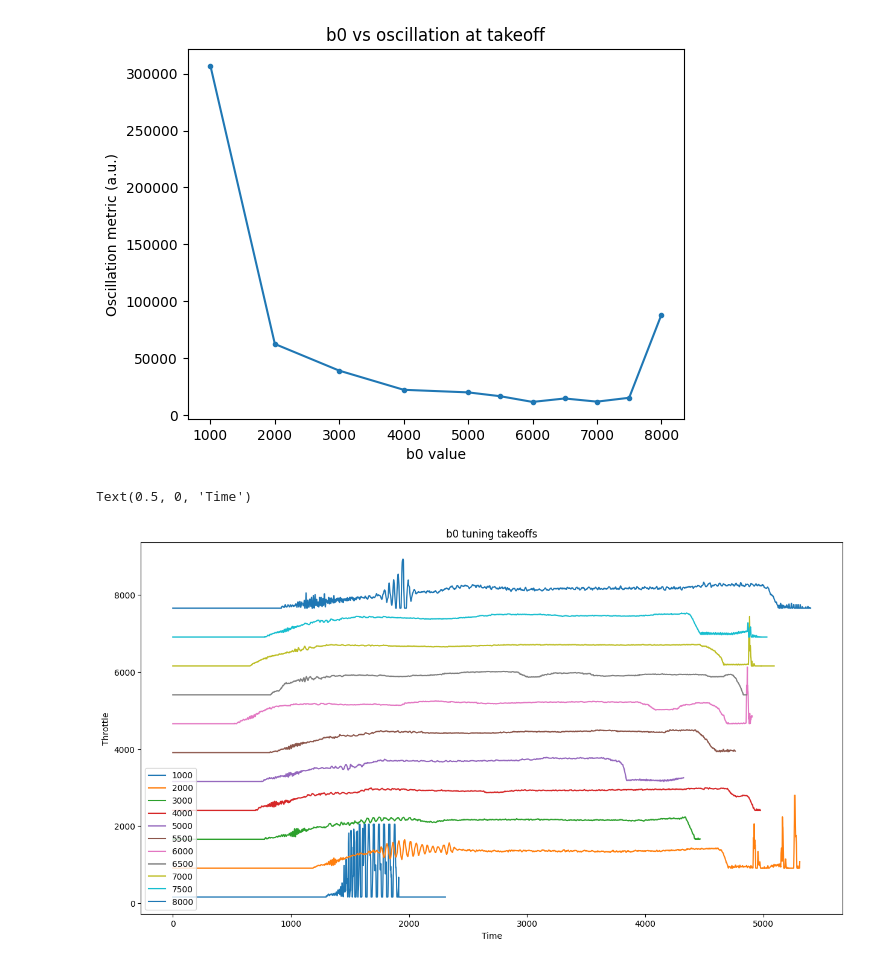
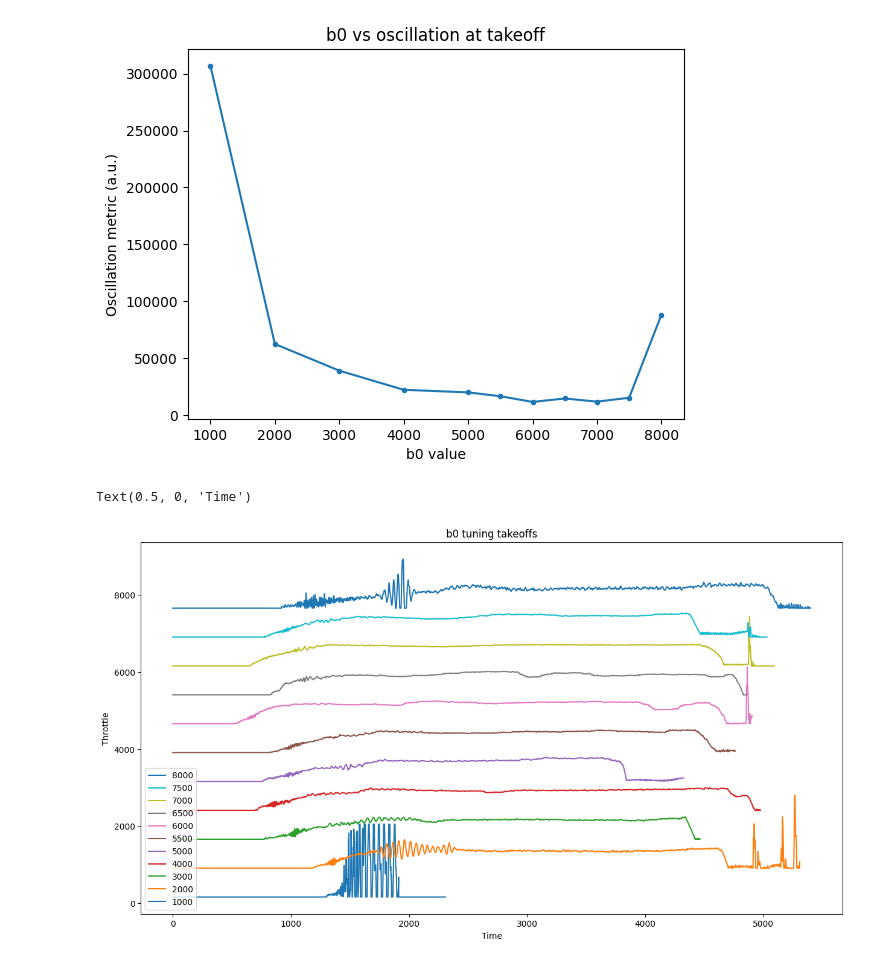
Before and after one commit to danusha2345/ADRC-betaflight, a Jupyter notebook: b0 testing/Motor oscillation vs b0.ipynb, the cells around one changed output. Saved outputs shown, nothing was run; the diff lists cells and outputs as text; code cells hidden in the pictures.

```diff
--- a/b0 testing/Motor oscillation vs b0.ipynb
+++ b/b0 testing/Motor oscillation vs b0.ipynb
@@ -65,11 +65,11 @@ Text(0, 0.5, 'Oscillation metric (a.u.)')
 # %%
 plt.figure(figsize = (15, 8))
 for i in range (0, len(datasets)):
     plt.plot(datasets[i][:, 1]+i*750, label = numbers[i])
-plt.legend(loc = 3)
+plt.legend(reverse = True, loc = 3)
 plt.title('b0 tuning takeoffs')
 plt.ylabel('Throttle')
 plt.xlabel('Time')
 # %% [output]
 Text(0.5, 0, 'Time')
-[figure, old version]
+[figure, new version]
```
